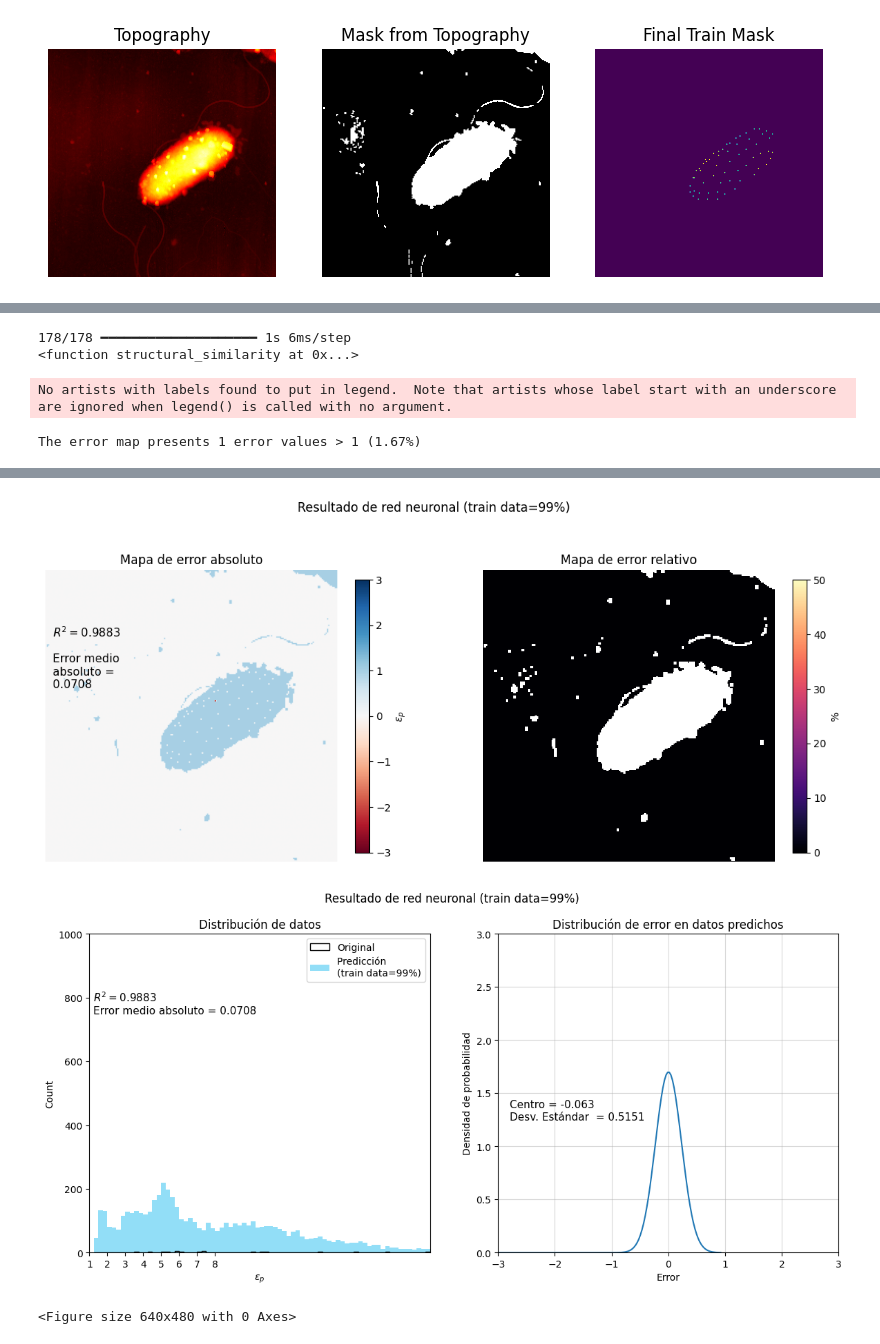
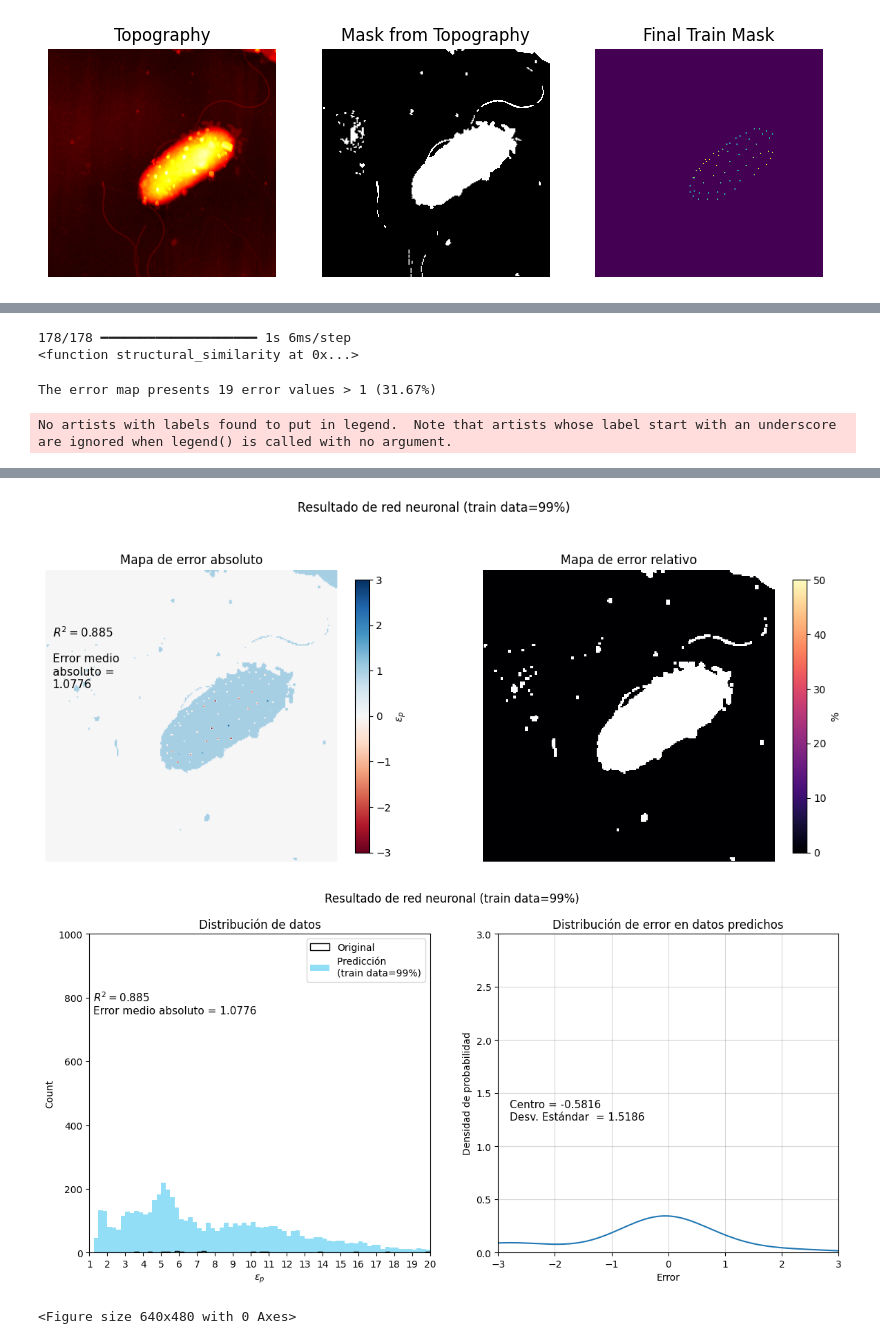
Before and after one commit to mcanoibec/fast_smart_scanning, a Jupyter notebook: work_directory/other_examples/tests_for_library.ipynb, the cells around one changed output, grey strips where cells are left out. Cells and saved outputs as stored; diff of their text form; code cells hidden in the pictures.

```diff
--- a/work_directory/other_examples/tests_for_library.ipynb
+++ b/work_directory/other_examples/tests_for_library.ipynb
@@ -32,4 +32,4 @@ preproc.get_tables(rf'c:\Users\mcano\Code\rawdata\img_data\FHRbact1\Out_GetEpOnp
 preproc.add_tables()
 # %%
 ep_predict=ep_prediction(preproc,pctg)
-ep_predict.train(verb=1)
+ep_predict.train(verb=0)
@@ -54,15 +36,15 @@ Epoch 300/300
 # %%
 
 ep_predict.predict(preproc.fc.x_masked_with_topo_norm,
               preproc.conv.x_cutouts_masked_from_topo)
-ep_predict.reconstruct()
+ep_predict.reconstruct(add_train_data=0)
 ep_predict.display_results(max_v=20)
 # %% [output]
 178/178 ━━━━━━━━━━━━━━━━━━━━ 1s 6ms/step
 <function structural_similarity at 0x...>
-No artists with labels found to put in legend.  Note that artists whose label start with an underscore are ignored when legend() is called with no argument.
+The error map presents 19 error values > 1 (31.67%)
-The error map presents 1 error values > 1 (1.67%)
+No artists with labels found to put in legend.  Note that artists whose label start with an underscore are ignored when legend() is called with no argument.
 [figure]
 [figure]
-[figure, old version]
+[figure, new version]
 <Figure size 640x480 with 0 Axes>
```
Also changed, not shown: parts of 1 cell of this notebook.
